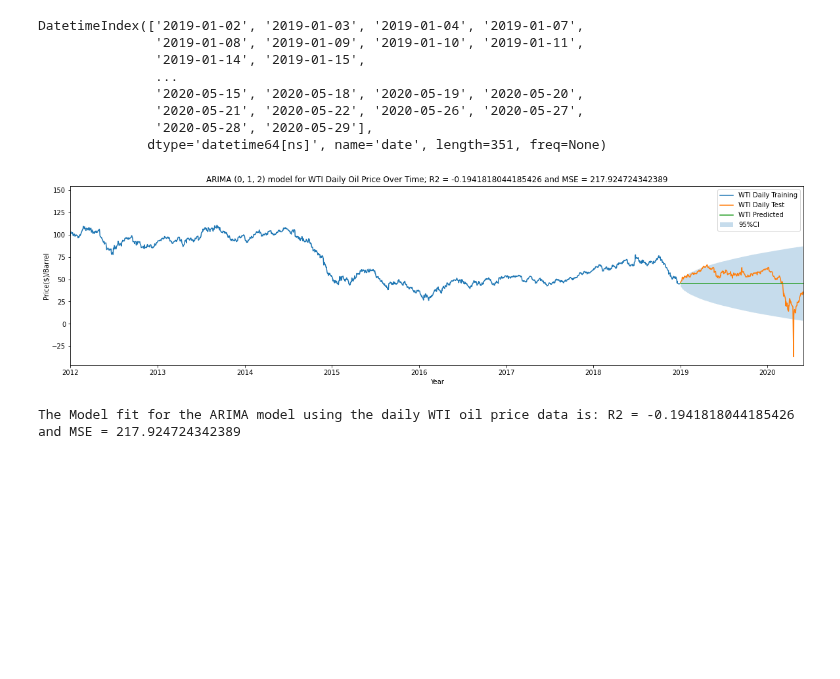
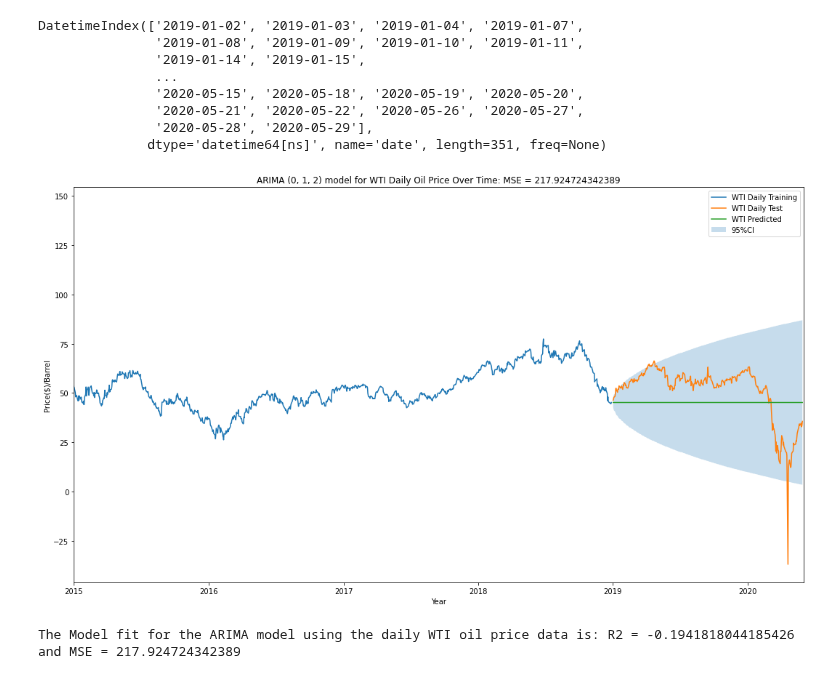
Before and after one commit to OlegRyzhkov2020/oil-project, a Jupyter notebook: analysis_in_R/Python_Time_Series_daily.ipynb, the cells around one changed output. Drawn from its saved outputs; the diff is of its cells as text; code cells hidden in the pictures; blank space fills up the shorter version.

Commit message:
update images for ARIMA time series models

```diff
--- a/analysis_in_R/Python_Time_Series_daily.ipynb
+++ b/analysis_in_R/Python_Time_Series_daily.ipynb
@@ -356,19 +356,19 @@ DatetimeIndex(['2019-01-02', '2019-01-03', '2019-01-04', '2019-01-07',
 # %%
 plt.xlabel('Year')
 plt.ylabel('Price($)/Barrel')
-plt.xlim([datetime.date(2012, 1, 1), datetime.date(2020, 6, 1)])
+plt.xlim([datetime.date(2015, 1, 1), datetime.date(2020, 6, 1)])
 plt.plot(WTI_train,label="WTI Daily Training")
 plt.plot(WTI_test,label="WTI Daily Test")
 plt.plot(WTI_prediction,label="WTI Predicted")
 plt.fill_between(WTI_lower_series.index,
                      WTI_lower_series,
                      WTI_upper_series,
                      alpha=0.25, label='95%CI')
-plt.title(f'ARIMA (0, 1, 2) model for WTI Daily Oil Price Over Time; R2 = {WTI_accuracy} and MSE = {WTI_ARIMA_MSE}')
+plt.title(f'ARIMA (0, 1, 2) model for WTI Daily Oil Price Over Time: MSE = {WTI_ARIMA_MSE}')
 plt.legend(loc = 'Left corner')
 plt.show()
 # %% [output]
-[figure, old version]
+[figure, new version]
 # %%
 print(f'The Model fit for the ARIMA model using the daily WTI oil price data is: R2 = {WTI_accuracy} and MSE = {WTI_ARIMA_MSE}')
 # %% [output]
```
Also changed, not shown: parts of 5 cells of this notebook, 7 other files.
